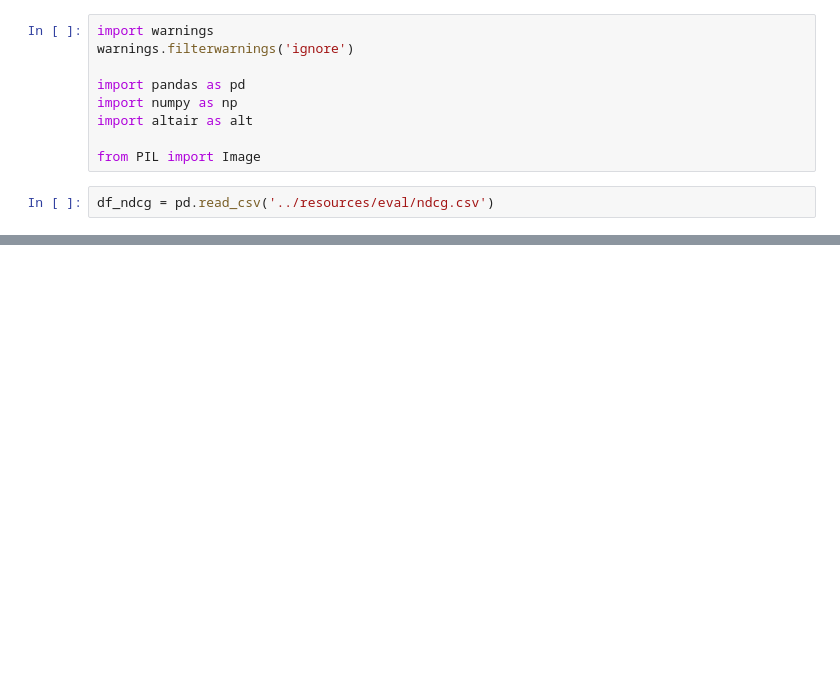
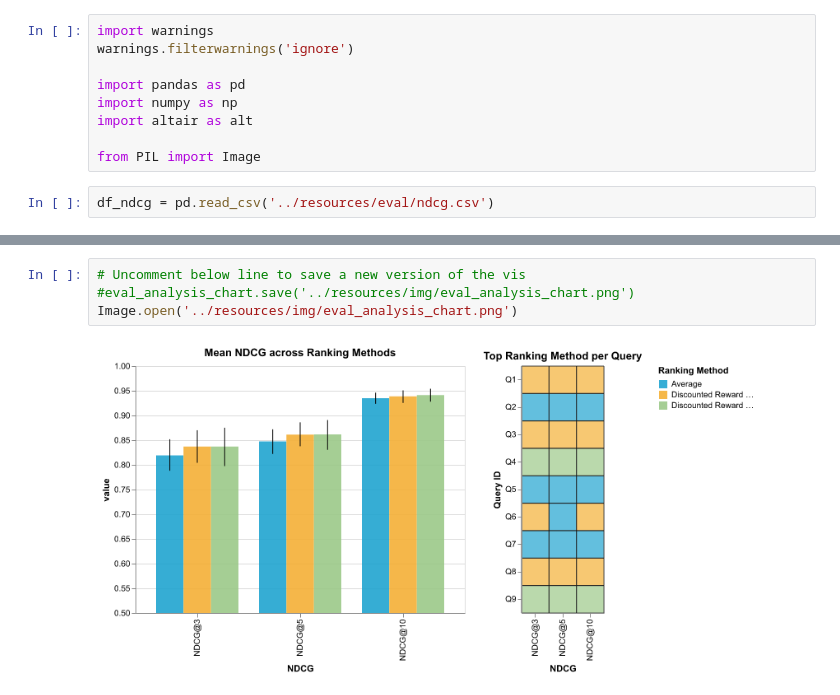
Before and after one commit to gen-exody/nes, a Jupyter notebook: notebooks/evaluation_analysis.ipynb, the cells around one changed output, grey strips where cells are left out. Drawn from its saved outputs; the diff is of its cells as text; blank space fills up the shorter version.

Commit message:
Added evaluation analysis

```diff
--- a/notebooks/evaluation_analysis.ipynb
+++ b/notebooks/evaluation_analysis.ipynb
@@ -98,0 +75,6 @@ def plot_distances(df_input, title=''):
+# %%
+# Uncomment below line to save a new version of the vis
+#eval_analysis_chart.save('../resources/img/eval_analysis_chart.png')
+Image.open('../resources/img/eval_analysis_chart.png')
+# %% [output]
+[figure, added]
```
Also changed, not shown: parts of 15 cells of this notebook, 2 other files.
